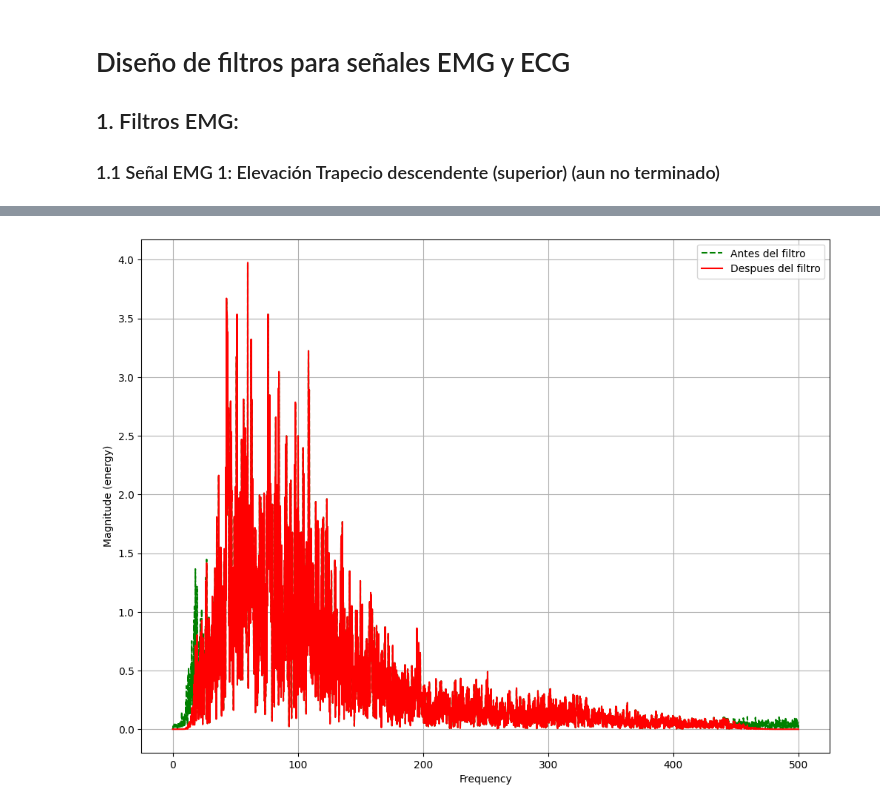
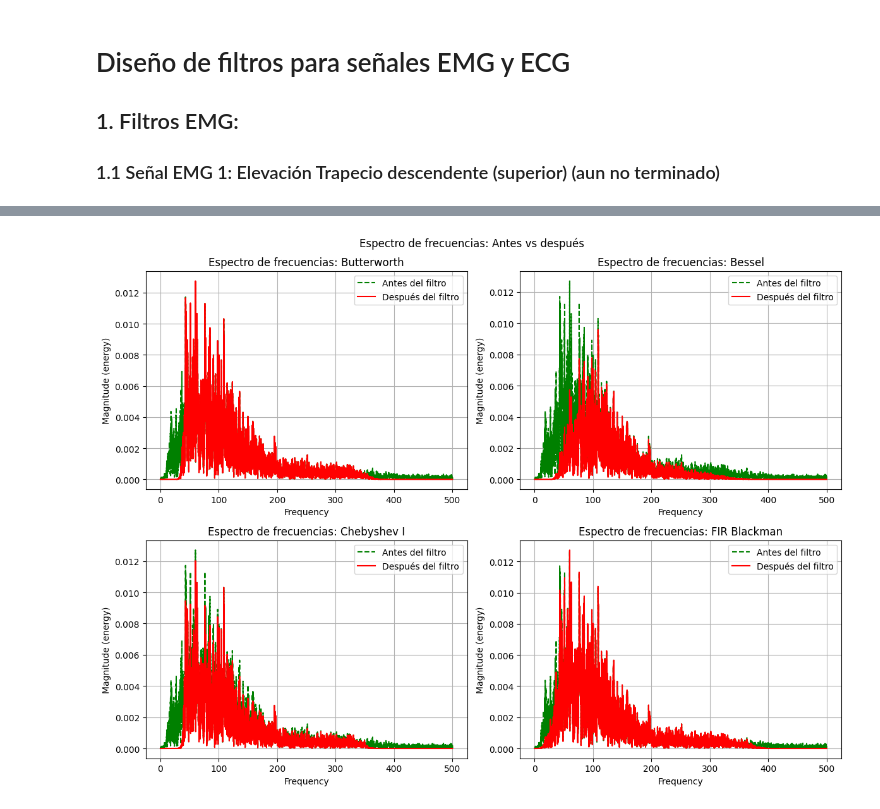
Before and after one commit to Andres-Landeo/GRUPO-09-ISB-2025-II, a Jupyter notebook: Laboratorios/Laboratorio 6 - Filtros/Informe.ipynb, the cells around one changed output, grey strips where cells are left out. Cells and saved outputs as stored; diff of their text form; code cells hidden in the pictures.

```diff
--- a/Laboratorios/Laboratorio 6 - Filtros/Informe.ipynb
+++ b/Laboratorios/Laboratorio 6 - Filtros/Informe.ipynb
@@ -6,7 +6,7 @@
 import numpy as np
 import matplotlib.pyplot as plt
 import pandas as pd
-from scipy.signal import firwin, lfilter, welch
+from scipy.signal import lfilter
 from tqdm import tqdm
 
 # Parámetros y carga
@@ -14,53 +14,69 @@ Fs = 1000  # Hz
 emg1 = np.loadtxt("Señales/EMG_1.txt", usecols=[-1])
 t = np.arange(len(emg1)) / Fs
 
+# --- Conversión ADC -> mV (BITalino EMG) ---
+# Parametros típicos BITalino (r)evolution:
+N_BITS = 10
+ADC_MAX = (2**N_BITS - 1)  # 1023
+VCC    = 3.3               # Volts
+G_EMG  = 1009.0            # Ganancia aproximada del sensor EMG
+
+emg_mV = ((emg1.astype(float) / ADC_MAX) - 0.5) * VCC / G_EMG * 1000.0  # mV
 
 # Movimiento
 inicio = int(10 * Fs)
 fin    = int(20 * Fs)
-x = emg1[inicio:fin] # Movimiento
-tt = t[inicio:fin]
+x      = emg_mV[inicio:fin]      # señal en mV (Movimiento)
+tt     = t[inicio:fin]
 
-# Rectificar y Welch
-x = x - x.mean()        # quitar DC
-# x_rect = np.abs(x)      # rectificación
+# Rectificar (quitar DC)
+x = x - x.mean()
 
-# Cargar coeficientes del filtro IIR diseñado en pyfda
-f1 = pd.read_csv("EMG_1.1_coef.csv", names=["b", "a"])
-f1.head()
-b = f1["b"].to_numpy()
-a = f1["a"].to_numpy()
+# Filtros a usar (coeficientes exportados de pyFDA)
+filtros = [
+    ("Butterworth",  "EMG_1.1_Butterworth.csv"),
+    ("Bessel",       "EMG_1.2_Bessel.csv"),
+    ("Chebyshev I",  "EMG_1.3_Chebyshev1.csv"),
+    ("FIR Blackman", "EMG_1.4_FIR_Blackman.csv"),
+]
 
-# Filtrado
-y = lfilter(b, a, x)
+# Aplicar cada filtro y guardar salidas
+ys = []  # lista de (label, y_filtrada)
+for label, csv in filtros:
+    f = pd.read_csv(csv, names=["b", "a"])
+    b = f["b"].to_numpy()
+    if label == "FIR Blackman":
+        a = np.array([1.0])  # FIR tiene a=1
+    else:
+        a = f["a"].to_numpy()
+    y = lfilter(b, a, x)
+    ys.append((label, y))
 
+# 1. Señal antes vs después
 plt.figure(figsize=(12, 9))
-
-# Señal cruda
-plt.subplot(2, 1, 1)
-plt.plot(tt, x, color="navy")
-plt.title("Señal EMG 1 cruda")
-plt.ylabel("Amplitud (µV)")
-plt.grid(True)
-
-# Señal filtrada
-plt.subplot(2, 1, 2)
-plt.plot(tt, y, color="darkorange")
-plt.title("Señal EMG 1 filtrada")
-plt.ylabel("Amplitud (µV)")
-plt.grid(True)
-
+for i, (label, y) in enumerate(ys, start=1):
+    plt.subplot(2, 2, i)
+    plt.plot(tt, x, linestyle="--", label="Antes del filtro")
+    plt.plot(tt, y, label="Después del filtro")
+    plt.title(f"Señal EMG 1: {label}")
+    plt.xlabel("Tiempo (s)")
+    plt.ylabel("Amplitud (mV)")
+    plt.grid(True)
+    plt.legend(loc="upper right")
+plt.suptitle("Señal EMG 1: Antes vs después del filtrado")
+plt.tight_layout()
 plt.show()
 
-# Frecuencias
+# 2. Espectro de frecuencias antes vs después
 plt.figure(figsize=(12, 9))
-
-plt.magnitude_spectrum(x, Fs=Fs, color="green", ls="--", label="Antes del filtro")
-plt.magnitude_spectrum(y, Fs=Fs, color="red", label="Despues del filtro")
-
-plt.legend()
-plt.grid("--")
+for i, (label, y) in enumerate(ys, start=1):
+    plt.subplot(2, 2, i)
+    plt.magnitude_spectrum(x, Fs=Fs, color="green", ls="--", label="Antes del filtro")
+    plt.magnitude_spectrum(y, Fs=Fs, color="red", label="Después del filtro")
+    plt.title(f"Espectro de frecuencias: {label}")
+    plt.grid(True)
+    plt.legend(loc="upper right")
+plt.suptitle("Espectro de frecuencias: Antes vs después")
+plt.tight_layout()
 plt.show()
-
-plt.tight_layout()
 # %% [output]
@@ -68 +84 @@ plt.tight_layout()
-[figure, old version]
+[figure, new version]
```
Also changed, not shown: parts of 2 cells of this notebook, 13 other files.
